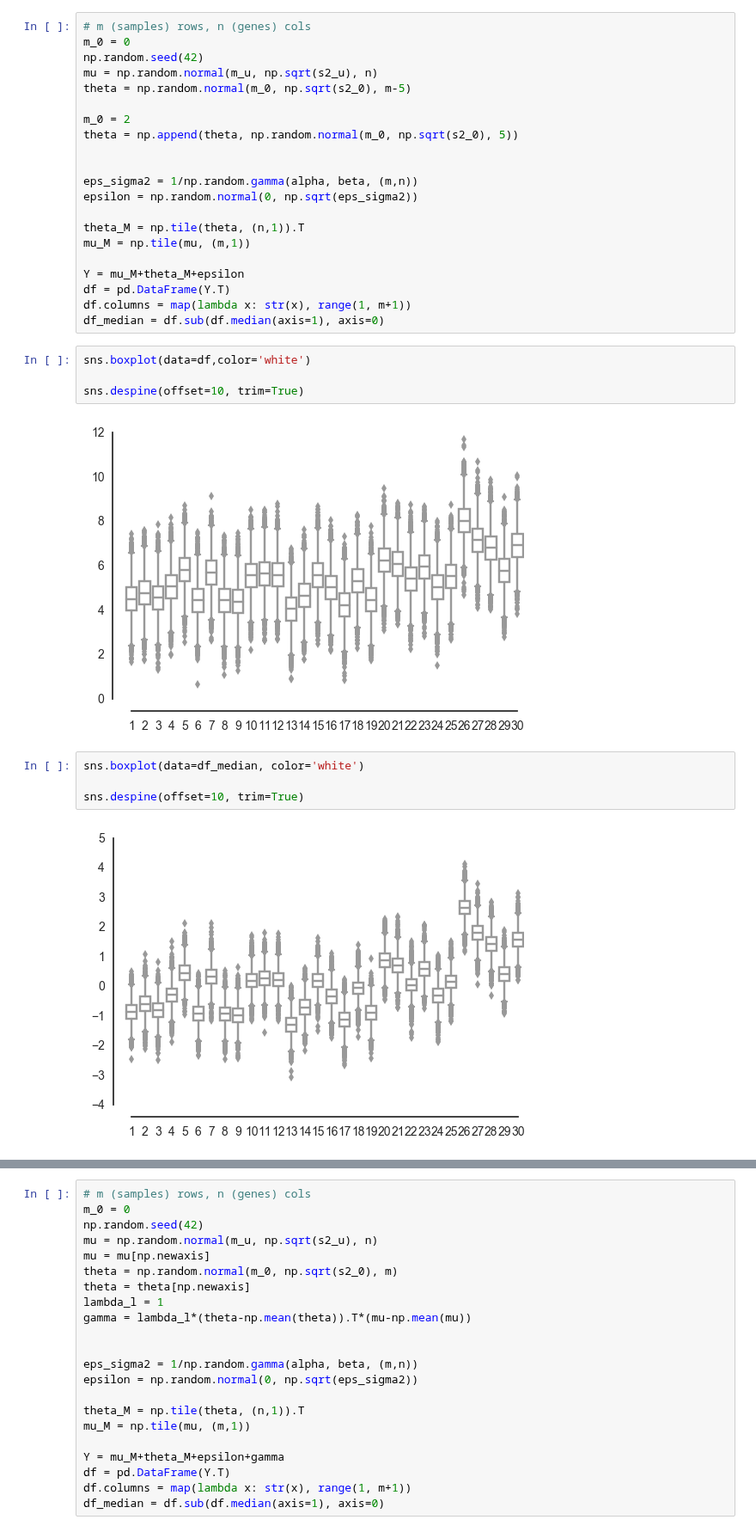
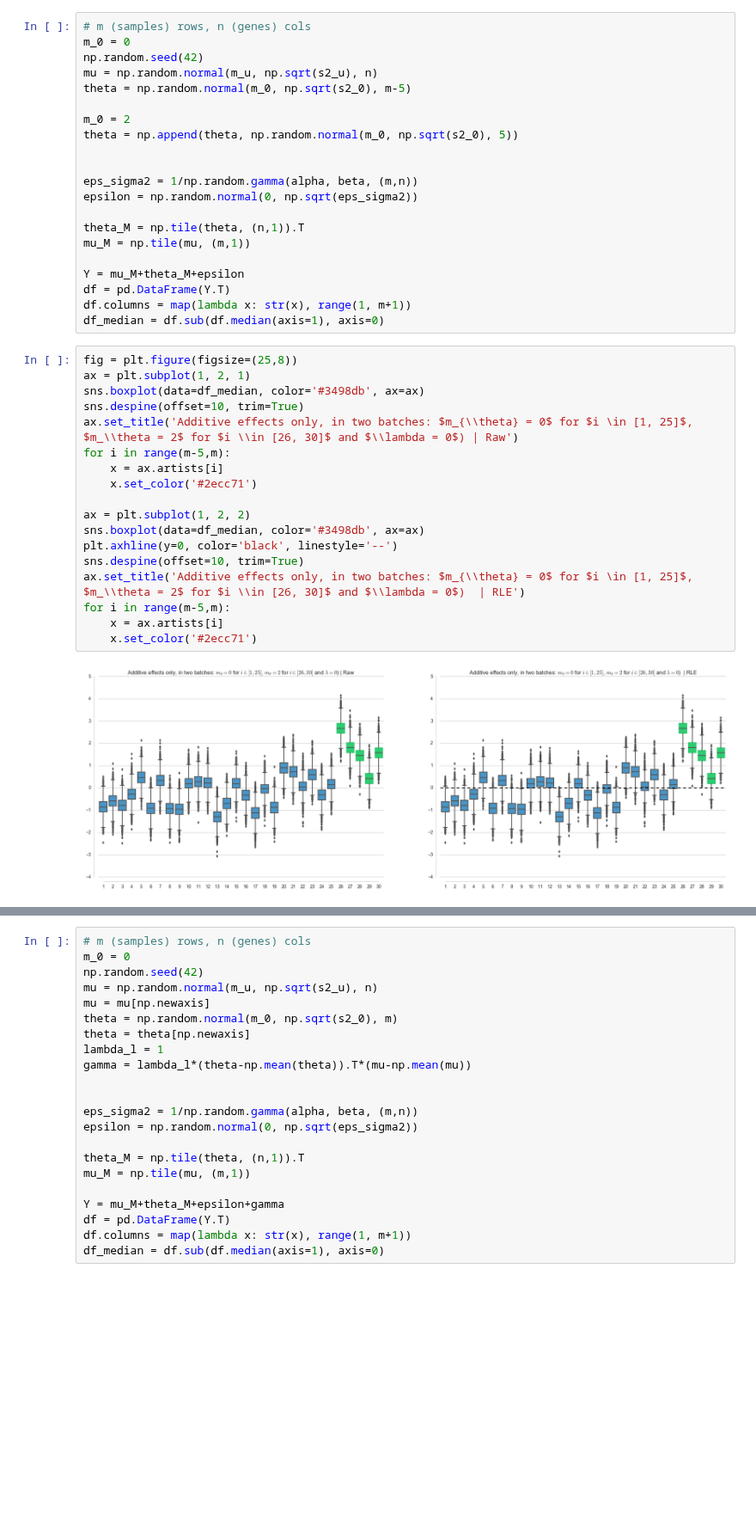
Before and after one commit to saketkc/notebooks, a Jupyter notebook: python/RLE.ipynb, the cells around one changed output, grey strips where cells are left out. Shown at 86% size. Cells and saved outputs as stored; diff of their text form; blank space fills up the shorter version.

```diff
--- a/python/RLE.ipynb
+++ b/python/RLE.ipynb
@@ -84,16 +87,24 @@ Y = mu_M+theta_M+epsilon
 df = pd.DataFrame(Y.T)
 df.columns = map(lambda x: str(x), range(1, m+1))
 df_median = df.sub(df.median(axis=1), axis=0)
-# %%
-sns.boxplot(data=df,color='white')
-
-sns.despine(offset=10, trim=True)
-# %% [output]
-[figure, removed]
-# %%
-sns.boxplot(data=df_median, color='white')
-
-sns.despine(offset=10, trim=True)
-# %% [output]
-[figure, removed]
+# %%
+fig = plt.figure(figsize=(25,8))
+ax = plt.subplot(1, 2, 1)
+sns.boxplot(data=df_median, color='#3498db', ax=ax)
+sns.despine(offset=10, trim=True)
+ax.set_title('Additive effects only, in two batches: $m_{\\theta} = 0$ for $i \in [1, 25]$, $m_\\theta = 2$ for $i \\in [26, 30]$ and $\\lambda = 0$) | Raw')
+for i in range(m-5,m):
+    x = ax.artists[i]
+    x.set_color('#2ecc71')
+
+ax = plt.subplot(1, 2, 2)
+sns.boxplot(data=df_median, color='#3498db', ax=ax)
+plt.axhline(y=0, color='black', linestyle='--')
+sns.despine(offset=10, trim=True)
+ax.set_title('Additive effects only, in two batches: $m_{\\theta} = 0$ for $i \in [1, 25]$, $m_\\theta = 2$ for $i \\in [26, 30]$ and $\\lambda = 0$)  | RLE')
+for i in range(m-5,m):
+    x = ax.artists[i]
+    x.set_color('#2ecc71')
+# %% [output]
+[figure, added]
 # %% [markdown]
```
Also changed, not shown: parts of 18 cells of this notebook, 1 other file.
